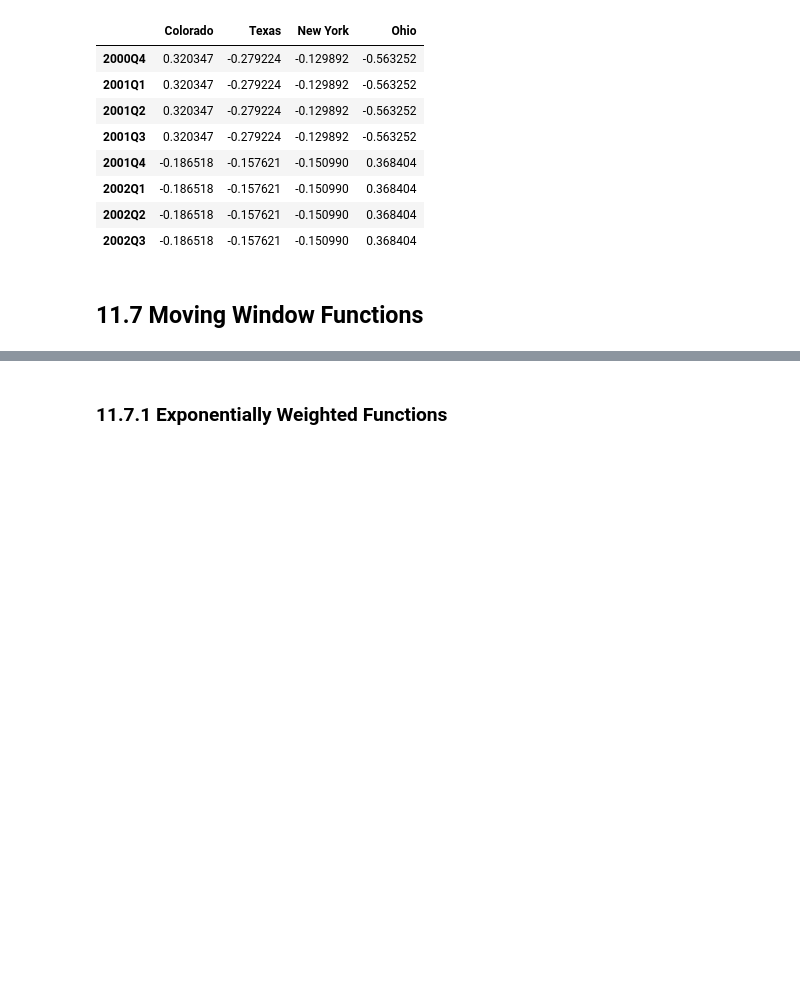
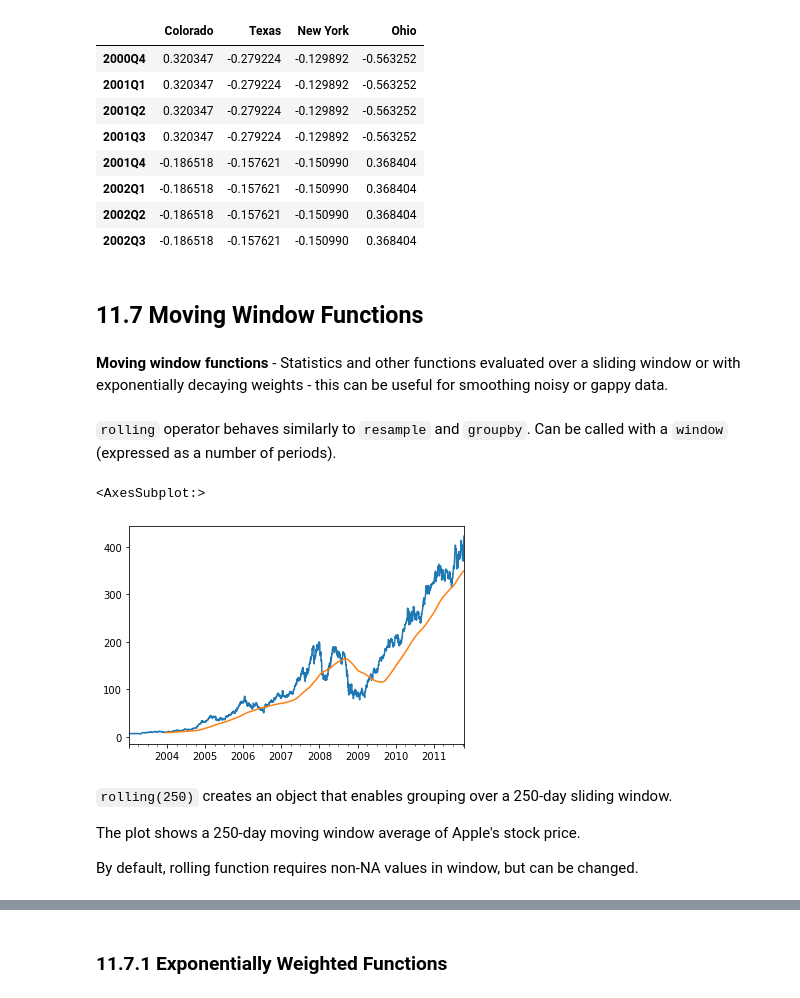
Before and after one commit to brandonbluong/Python-for-Data-Analysis, a Jupyter notebook: 11-Time_Series.ipynb, the cells around one changed output, grey strips where cells are left out. Cells and saved outputs as stored; diff of their text form; code cells hidden in the pictures; blank space fills up the shorter version.

```diff
--- a/11-Time_Series.ipynb
+++ b/11-Time_Series.ipynb
@@ -1349,3 +1350,24 @@ annual_frame.resample('Q-MAR').ffill()
 | 2002Q3 | -0.186518 | -0.157621 | -0.150990 | 0.368404 |
 # %% [markdown]
 ## 11.7 Moving Window Functions
+# %% [markdown]
+**Moving window functions** - Statistics and other functions evaluated over a sliding window or with exponentially decaying weights - this can be useful for smoothing noisy or gappy data.
+# %%
+close_px_all = pd.read_csv('Examples/stock_px_2.csv',
+                           parse_dates=True, index_col=0)
+close_px = close_px_all[['AAPL', 'MSFT', 'XOM']]
+close_px = close_px.resample('B').ffill()
+# %% [markdown]
+`rolling` operator behaves similarly to `resample` and `groupby`. Can be called with a `window` (expressed as a number of periods).
+# %%
+close_px.AAPL.plot()
+close_px.AAPL.rolling(250).mean().plot() # .rolling(window)
+# %% [output]
+<AxesSubplot:>
+[figure, added]
+# %% [markdown]
+`rolling(250)` creates an object that enables grouping over a 250-day sliding window.
+
+The plot shows a 250-day moving window average of Apple's stock price.
+
+By default, rolling function requires non-NA values in window, but can be changed.
```
Also changed, not shown: parts of 18 cells of this notebook.
